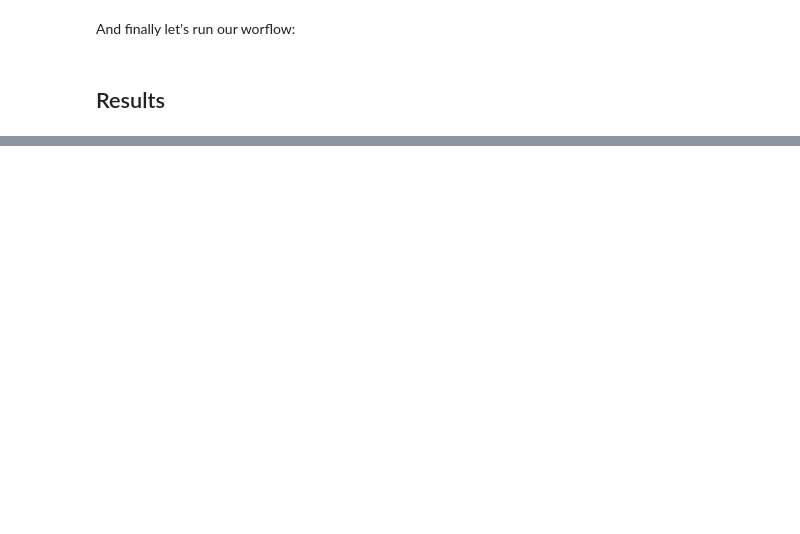
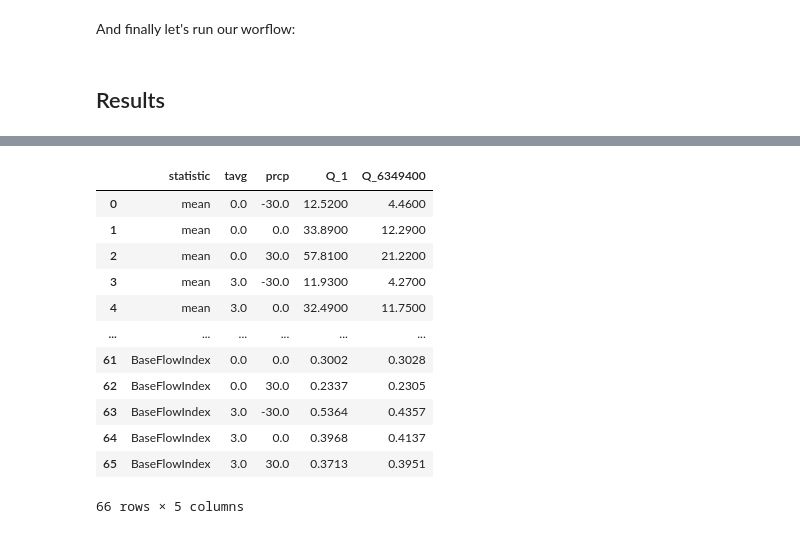
Before and after one commit to Deltares/blueearth_cst, a Jupyter notebook: docs/notebooks/Climate Stress Test.ipynb, the cells around one changed output, grey strips where cells are left out. Saved outputs shown, nothing was run; the diff lists cells and outputs as text; code cells hidden in the pictures; blank space fills up the shorter version.

```diff
--- a/docs/notebooks/Climate Stress Test.ipynb
+++ b/docs/notebooks/Climate Stress Test.ipynb
@@ -241,0 +262,18 @@ for path, _, files in os.walk(root):
+# %%
+import pandas as pd
+# Read the file
+pd.read_csv("examples/myModel/climate_experiment/model_results/Qstats.csv")
+# %% [output]
+|  | statistic | tavg | prcp | Q_1 | Q_6349400 |
+| 0 | mean | 0.0 | -30.0 | 12.5200 | 4.4600 |
+| 1 | mean | 0.0 | 0.0 | 33.8900 | 12.2900 |
+| 2 | mean | 0.0 | 30.0 | 57.8100 | 21.2200 |
+| 3 | mean | 3.0 | -30.0 | 11.9300 | 4.2700 |
+| 4 | mean | 3.0 | 0.0 | 32.4900 | 11.7500 |
+| ... | ... | ... | ... | ... | ... |
+| 61 | BaseFlowIndex | 0.0 | 0.0 | 0.3002 | 0.3028 |
+| 62 | BaseFlowIndex | 0.0 | 30.0 | 0.2337 | 0.2305 |
+| 63 | BaseFlowIndex | 3.0 | -30.0 | 0.5364 | 0.4357 |
+| 64 | BaseFlowIndex | 3.0 | 0.0 | 0.3968 | 0.4137 |
+| 65 | BaseFlowIndex | 3.0 | 30.0 | 0.3713 | 0.3951 |
+66 rows × 5 columns
```
Also changed, not shown: parts of 16 cells of this notebook, 10 other files.
